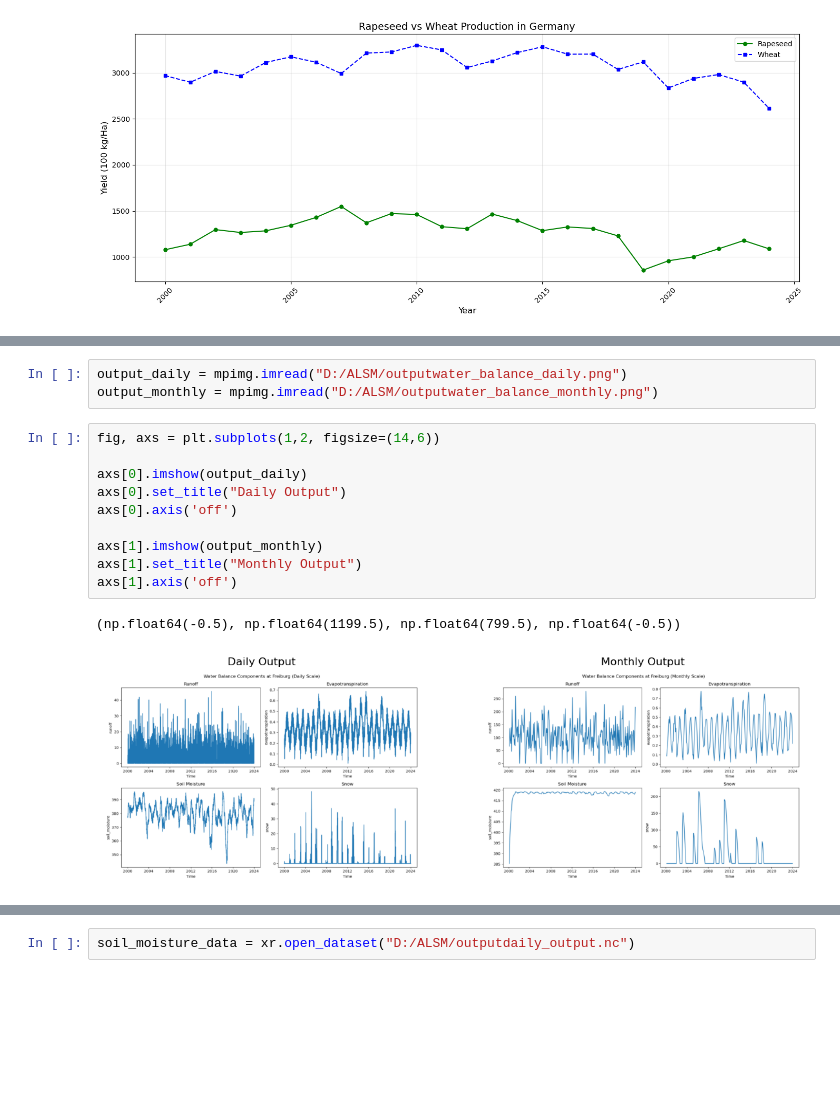
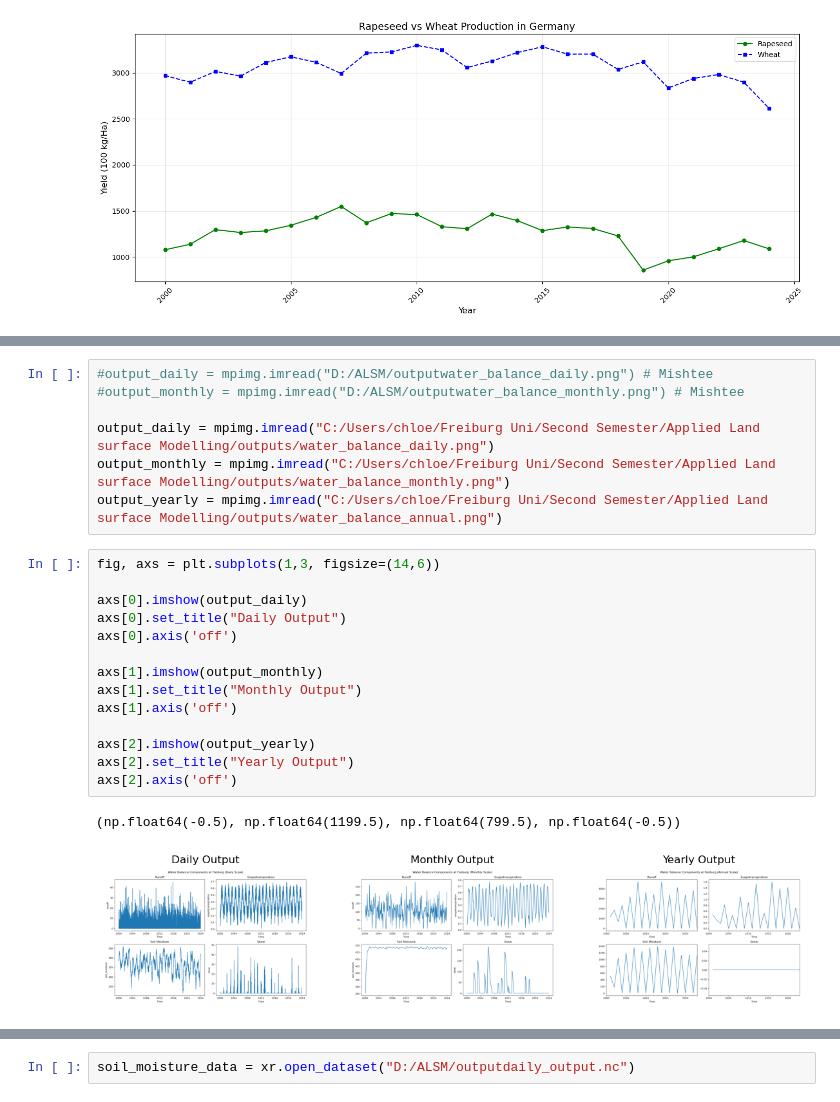
Before and after one commit to mishlim/ALSM, a Jupyter notebook: chloemish_alsm.ipynb, the cells around one changed output, grey strips where cells are left out. Drawn from its saved outputs; the diff is of its cells as text; blank space fills up the shorter version.

Commit message:
Added plots all in a row - still problem with annual but probs not necessary

```diff
--- a/chloemish_alsm.ipynb
+++ b/chloemish_alsm.ipynb
@@ -388,16 +390,24 @@ Creating Annual results plot...
-# %%
-output_daily = mpimg.imread("D:/ALSM/outputwater_balance_daily.png")
-output_monthly = mpimg.imread("D:/ALSM/outputwater_balance_monthly.png")
+# %%
+#output_daily = mpimg.imread("D:/ALSM/outputwater_balance_daily.png") # Mishtee
+#output_monthly = mpimg.imread("D:/ALSM/outputwater_balance_monthly.png") # Mishtee
+
+output_daily = mpimg.imread("C:/Users/chloe/Freiburg Uni/Second Semester/Applied Land surface Modelling/outputs/water_balance_daily.png")
+output_monthly = mpimg.imread("C:/Users/chloe/Freiburg Uni/Second Semester/Applied Land surface Modelling/outputs/water_balance_monthly.png")
+output_yearly = mpimg.imread("C:/Users/chloe/Freiburg Uni/Second Semester/Applied Land surface Modelling/outputs/water_balance_annual.png")
 # %%
-fig, axs = plt.subplots(1,2, figsize=(14,6))
+fig, axs = plt.subplots(1,3, figsize=(14,6))
 
 axs[0].imshow(output_daily)
 axs[0].set_title("Daily Output")
 axs[0].axis('off')
 
 axs[1].imshow(output_monthly)
 axs[1].set_title("Monthly Output")
 axs[1].axis('off')
+
+axs[2].imshow(output_yearly)
+axs[2].set_title("Yearly Output")
+axs[2].axis('off')
 # %% [output]
 (np.float64(-0.5), np.float64(1199.5), np.float64(799.5), np.float64(-0.5))
-[figure, old version]
+[figure, new version]
```
Also changed, not shown: parts of 5 cells of this notebook.
